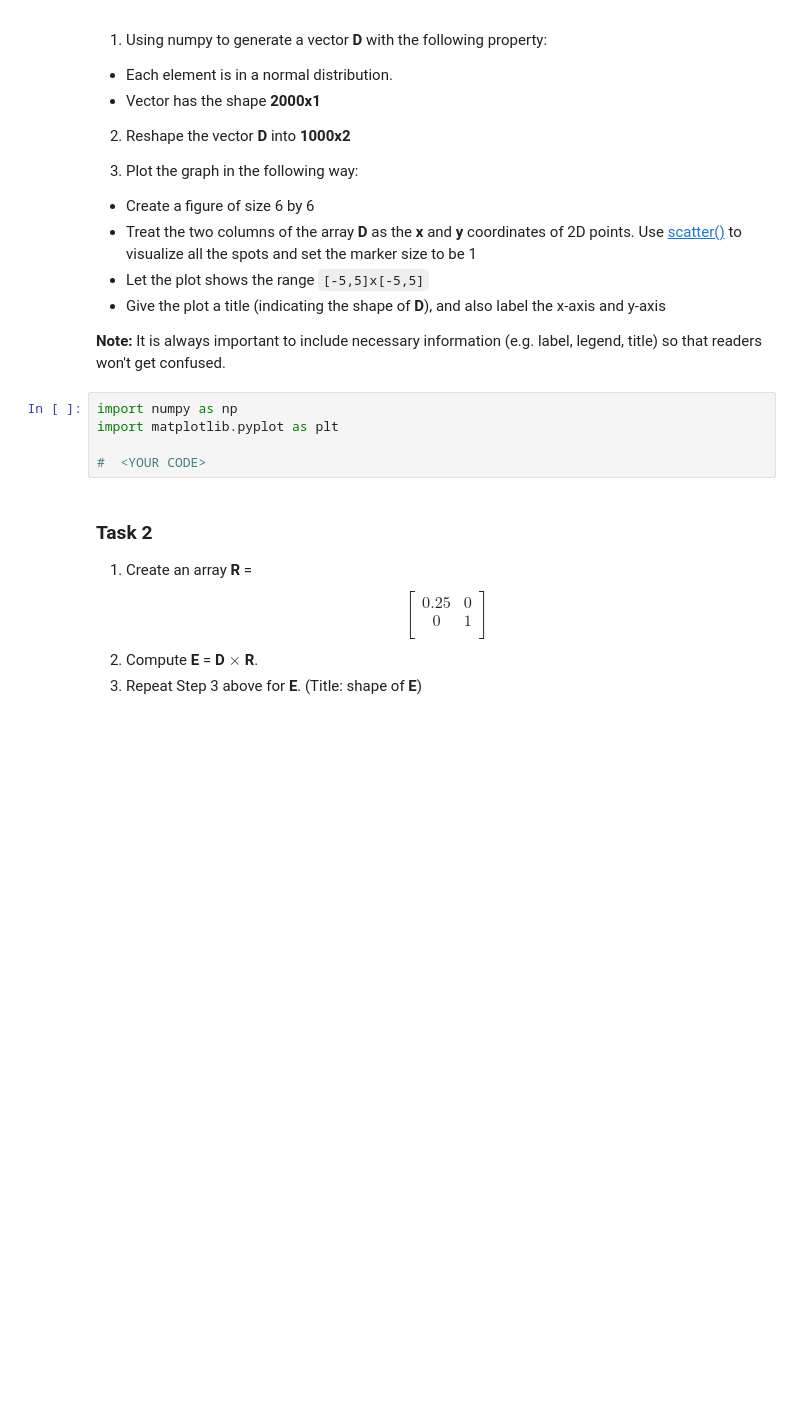
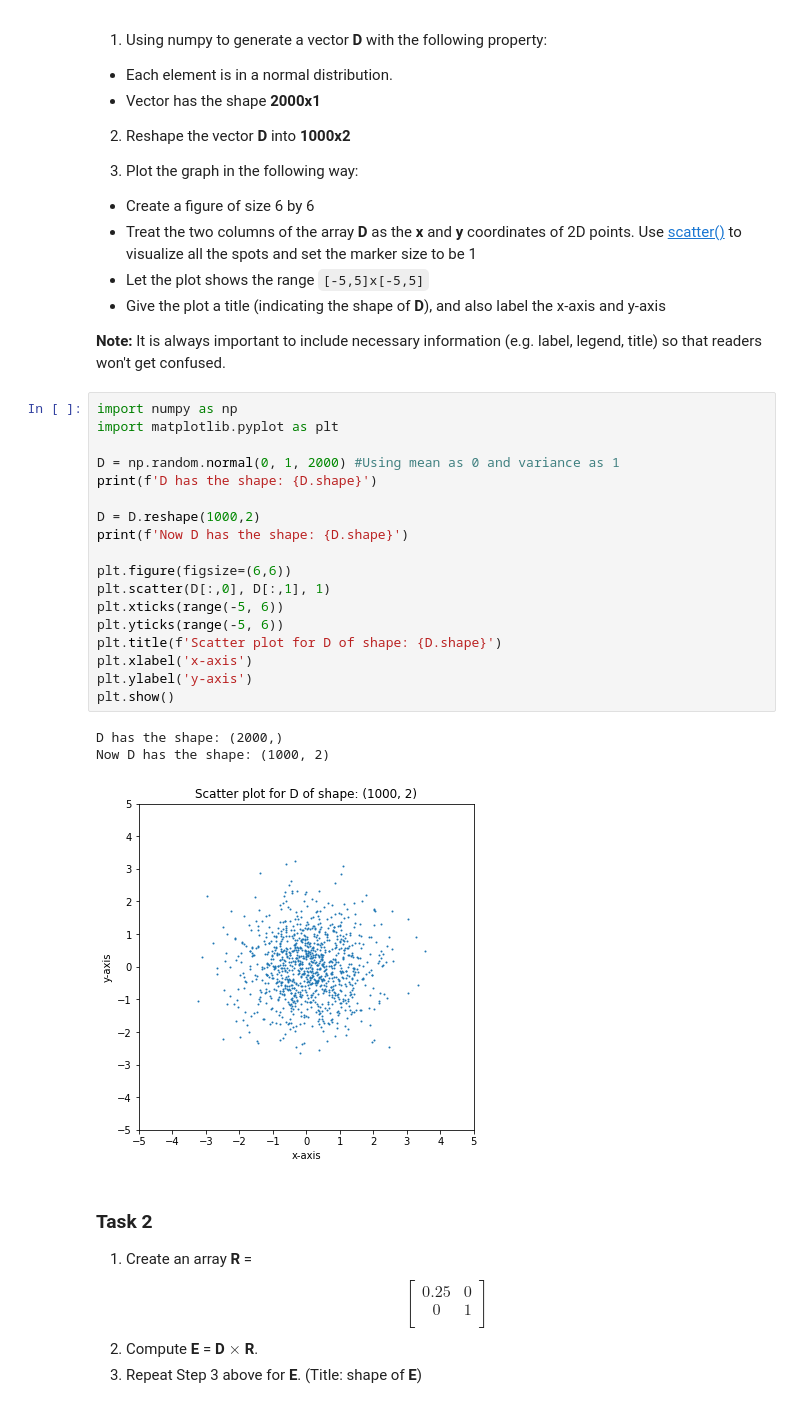
Before and after one commit to abhinavkk/SVD---Power-Iteration, a Jupyter notebook: SVD-PowerIteration.ipynb, the cells around one changed output. Cells and saved outputs as stored; diff of their text form; blank space fills up the shorter version.

```diff
--- a/SVD-PowerIteration.ipynb
+++ b/SVD-PowerIteration.ipynb
@@ -36,11 +38,28 @@ In this exercise, you will need to help visualize several different distrubtions
   *   Give the plot a title (indicating the shape of **D**), and also label the x-axis and y-axis
 
 **Note:** It is always important to include necessary information (e.g. label, legend, title) so that readers won't get confused.
-# %%
-import numpy as np
-import matplotlib.pyplot as plt
-
-#  <YOUR CODE>
+# %%
+import numpy as np
+import matplotlib.pyplot as plt
+
+D = np.random.normal(0, 1, 2000) #Using mean as 0 and variance as 1
+print(f'D has the shape: {D.shape}')
+
+D = D.reshape(1000,2)
+print(f'Now D has the shape: {D.shape}')
+
+plt.figure(figsize=(6,6))
+plt.scatter(D[:,0], D[:,1], 1)
+plt.xticks(range(-5, 6))
+plt.yticks(range(-5, 6))
+plt.title(f'Scatter plot for D of shape: {D.shape}')
+plt.xlabel('x-axis')
+plt.ylabel('y-axis')
+plt.show()
+# %% [output]
+D has the shape: (2000,)
+Now D has the shape: (1000, 2)
+[figure, added]
 # %% [markdown]
 ### Task 2
 
```
Also changed, not shown: parts of 9 cells of this notebook.
